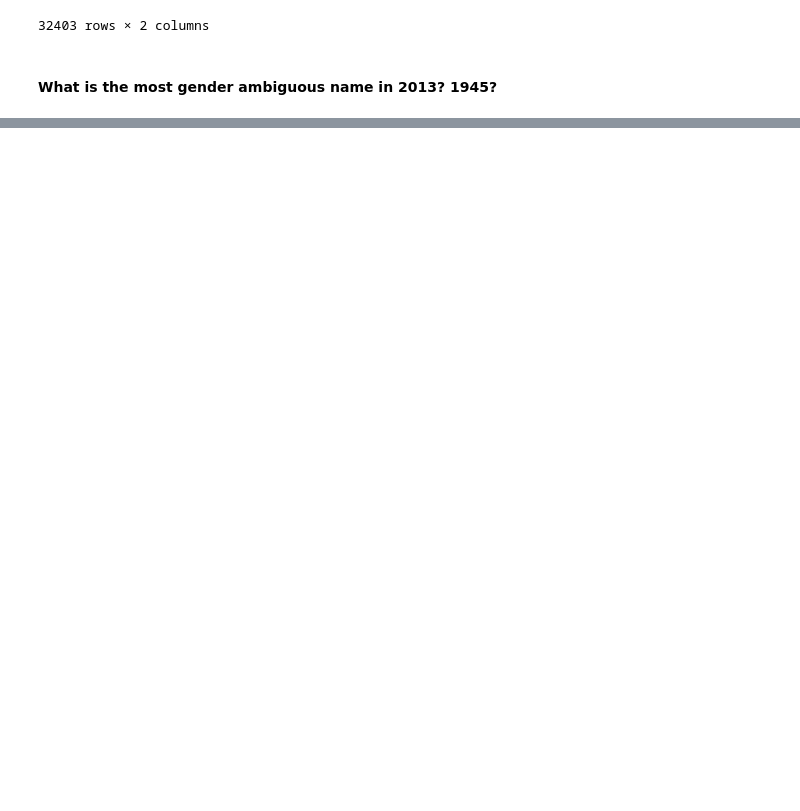
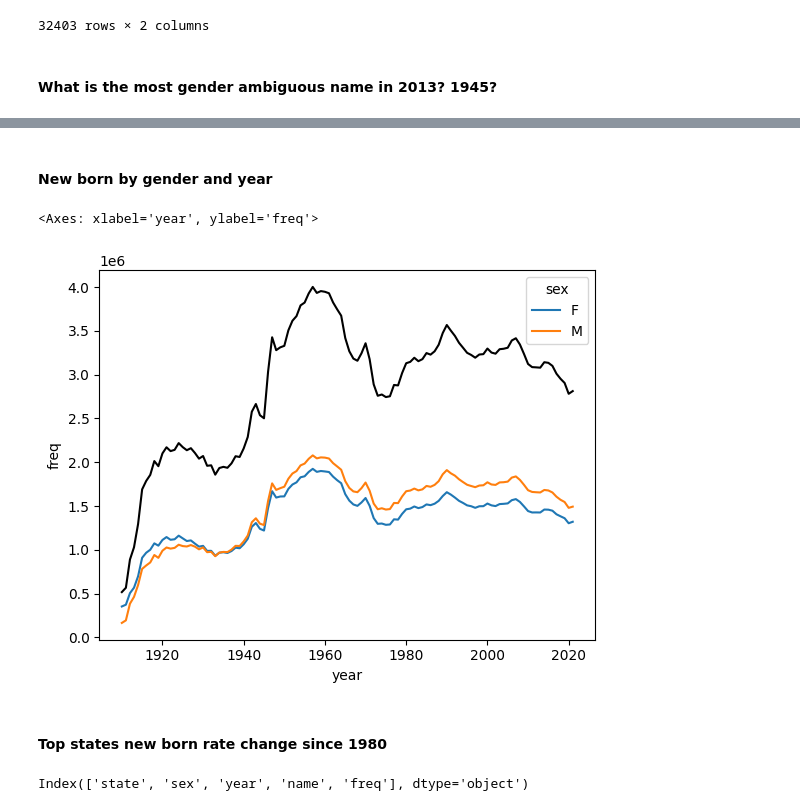
Before and after one commit to J-ZW-Wang/ss_data_project, a Jupyter notebook: Capital_One_Baby_Names/Baby names.ipynb, the cells around one changed output, grey strips where cells are left out. Cells and saved outputs as stored; diff of their text form; code cells hidden in the pictures; blank space fills up the shorter version.

Commit message:
Baby names final

```diff
--- a/Capital_One_Baby_Names/Baby names.ipynb
+++ b/Capital_One_Baby_Names/Baby names.ipynb
@@ -132,0 +208,16 @@ KeyError: 1
+# %% [markdown]
+#### New born by gender and year
+# %%
+yeartrend = babynames.groupby("year", as_index=False).freq.sum()
+sns.lineplot(yeartrend, x="year", y="freq", color="black")
+yearsextrend = babynames.groupby(["year", "sex"], as_index=False).freq.sum()
+sns.lineplot(yearsextrend, x="year", y="freq", hue="sex")
+# %% [output]
+<Axes: xlabel='year', ylabel='freq'>
+[figure, added]
+# %% [markdown]
+#### Top states new born rate change since 1980
+# %%
+babynames.columns
+# %% [output]
+Index(['state', 'sex', 'year', 'name', 'freq'], dtype='object')
```
Also changed, not shown: parts of 10 cells of this notebook.
